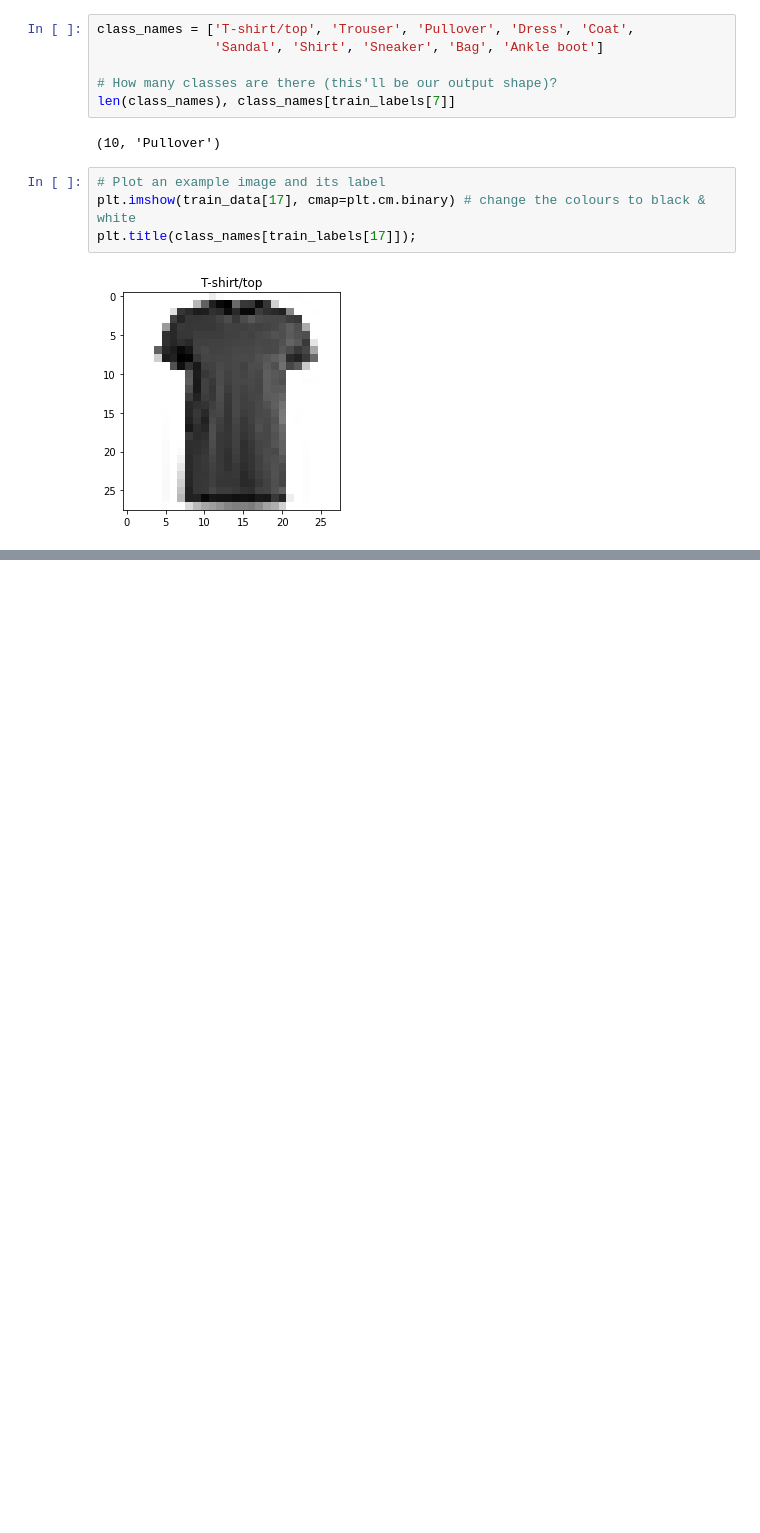
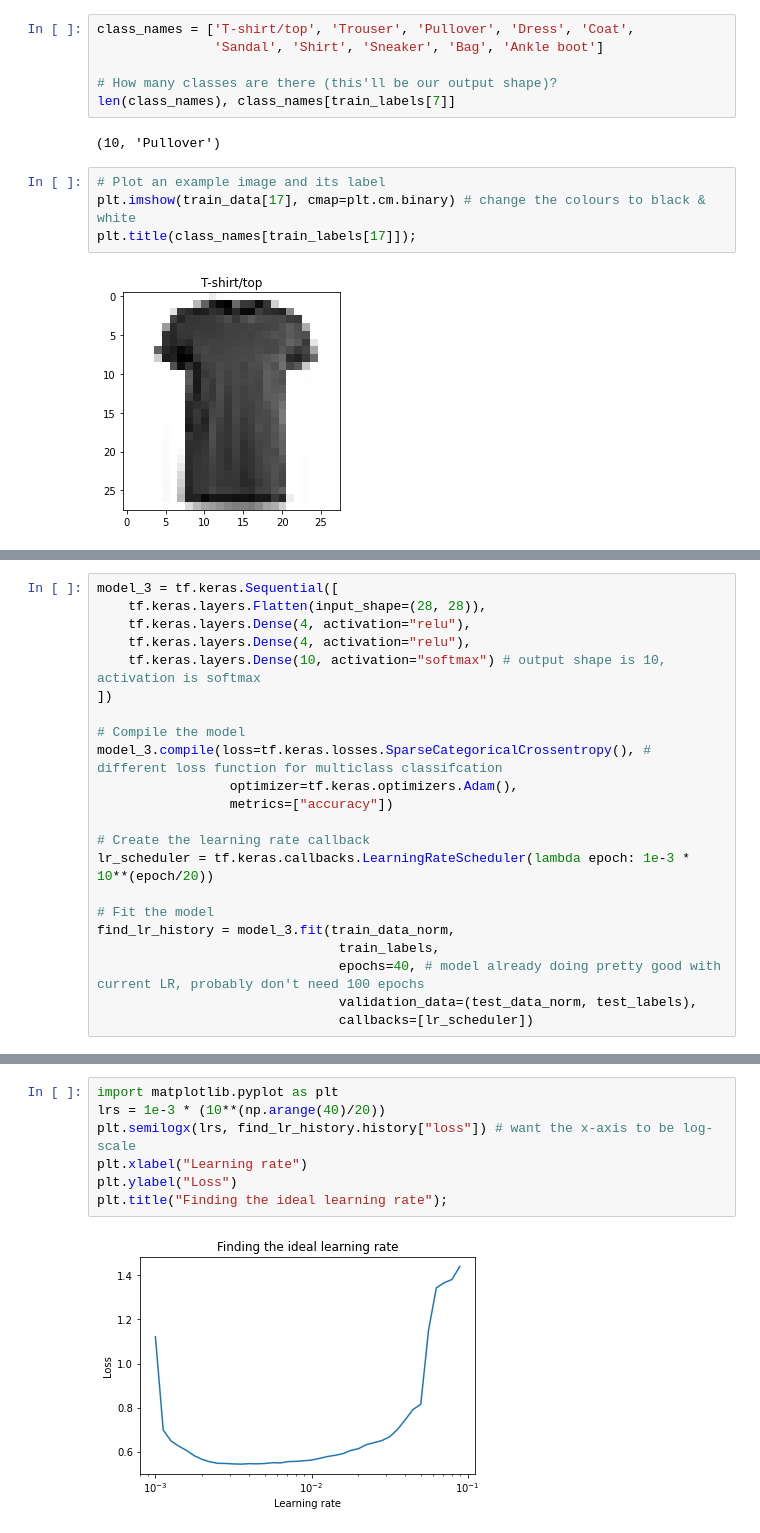
Before and after one commit to Amgonz34/learning_tensorflow, a Jupyter notebook: Classification_pt2_multiclass.ipynb, the cells around one changed output, grey strips where cells are left out. Cells and saved outputs as stored; diff of their text form; blank space fills up the shorter version.

```diff
--- a/Classification_pt2_multiclass.ipynb
+++ b/Classification_pt2_multiclass.ipynb
@@ -105,0 +172,22 @@ Epoch 10/10
+# %%
+model_3 = tf.keras.Sequential([
+    tf.keras.layers.Flatten(input_shape=(28, 28)),
+    tf.keras.layers.Dense(4, activation="relu"),
+    tf.keras.layers.Dense(4, activation="relu"),
+    tf.keras.layers.Dense(10, activation="softmax") # output shape is 10, activation is softmax
+])
+
+# Compile the model
+model_3.compile(loss=tf.keras.losses.SparseCategoricalCrossentropy(), # different loss function for multiclass classifcation
+                 optimizer=tf.keras.optimizers.Adam(),
+                 metrics=["accuracy"])
+
+# Create the learning rate callback
+lr_scheduler = tf.keras.callbacks.LearningRateScheduler(lambda epoch: 1e-3 * 10**(epoch/20))
+
+# Fit the model
+find_lr_history = model_3.fit(train_data_norm,
+                               train_labels,
+                               epochs=40, # model already doing pretty good with current LR, probably don't need 100 epochs
+                               validation_data=(test_data_norm, test_labels),
+                               callbacks=[lr_scheduler])
@@ -105,0 +212,9 @@ Epoch 10/10
+# %%
+import matplotlib.pyplot as plt
+lrs = 1e-3 * (10**(np.arange(40)/20))
+plt.semilogx(lrs, find_lr_history.history["loss"]) # want the x-axis to be log-scale
+plt.xlabel("Learning rate")
+plt.ylabel("Loss")
+plt.title("Finding the ideal learning rate");
+# %% [output]
+[figure, added]
```
Also changed, not shown: parts of 26 cells of this notebook.
